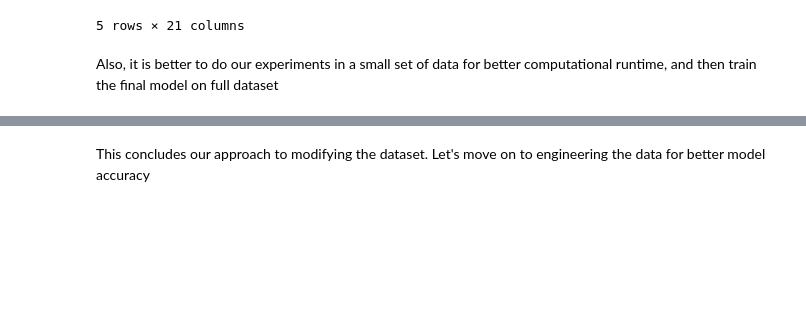
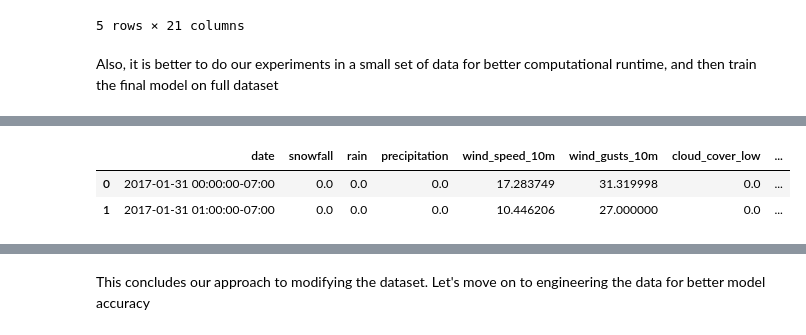
Before and after one commit to rashdul/flight-delay-prediction, a Jupyter notebook: notebooks/01_data_exploration_second_try.ipynb, the cells around one changed output, grey strips where cells are left out. Drawn from its saved outputs; the diff is of its cells as text; code cells hidden in the pictures; blank space fills up the shorter version.

```diff
--- a/notebooks/01_data_exploration_second_try.ipynb
+++ b/notebooks/01_data_exploration_second_try.ipynb
@@ -490,0 +494,18 @@ sample_df.to_parquet("./data/sample_df.parquet")
+# %%
+full_df = pd.read_parquet("./data/full_df.parquet")
+weather_df = pd.read_parquet("./data/weather_01022026_V3_big.parquet")
+# %%
+airports = ['ITO', 'LIH', 'KOA', 'OGG']
+start_date = "2017-12-30"
+end_date = "2018-01-02"
+
+api_caller_weather = OpenMeteoAPICaller()
+
+w = Weather(
+    api_caller=api_caller_weather,
+    airport_code=airports,
+    code_type="iata",
+    start_date=start_date,
+    end_date=end_date,
+)
+updated_df = w.to_hourly_dataframe()['data']
@@ -490,0 +515,13 @@ sample_df.to_parquet("./data/sample_df.parquet")
+# %%
+weather_df["date"] = pd.to_datetime(weather_df["date"])
+updated_df['date'] = pd.to_datetime(updated_df['date'])
+weather_df["date_local"] = weather_df["date"].dt.tz_localize(None)
+updated_df["date_local"] = updated_df["date"].dt.tz_localize(None)
+# %%
+weather_df = pd.concat([weather_df, updated_df], ignore_index=True)
+# %%
+weather_df.head(2)
+# %% [output]
+|  | date | snowfall | rain | precipitation | wind_speed_10m | wind_gusts_10m | cloud_cover_low | ... |
+| 0 | 2017-01-31 00:00:00-07:00 | 0.0 | 0.0 | 0.0 | 17.283749 | 31.319998 | 0.0 | ... |
+| 1 | 2017-01-31 01:00:00-07:00 | 0.0 | 0.0 | 0.0 | 10.446206 | 27.000000 | 0.0 | ... |
```
Also changed, not shown: parts of 16 cells of this notebook.
